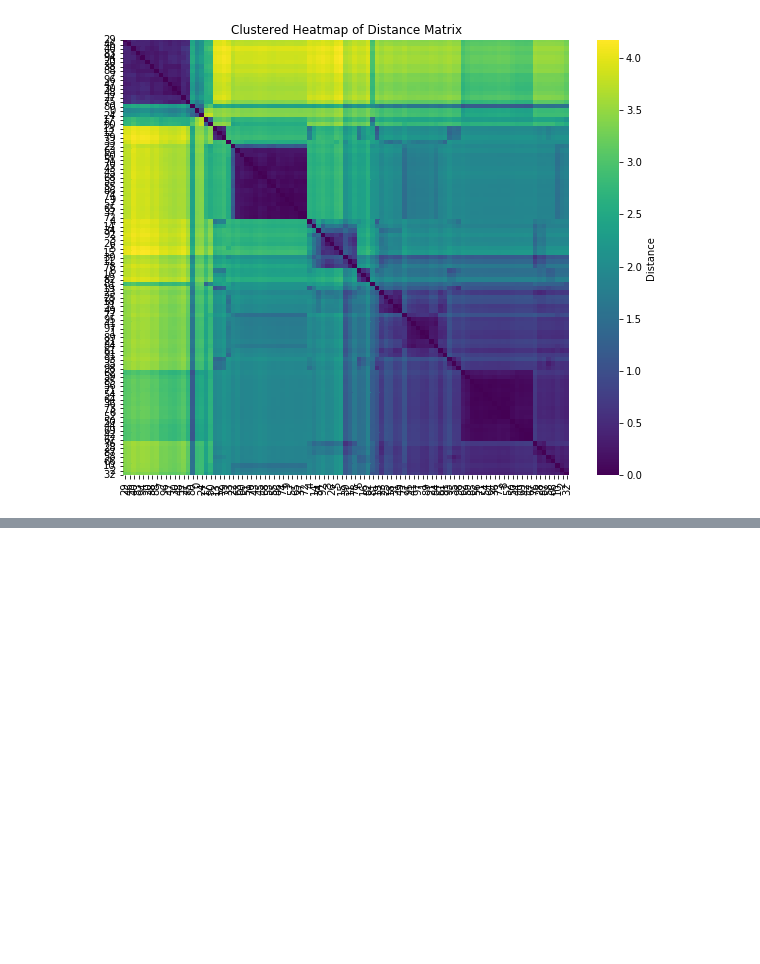
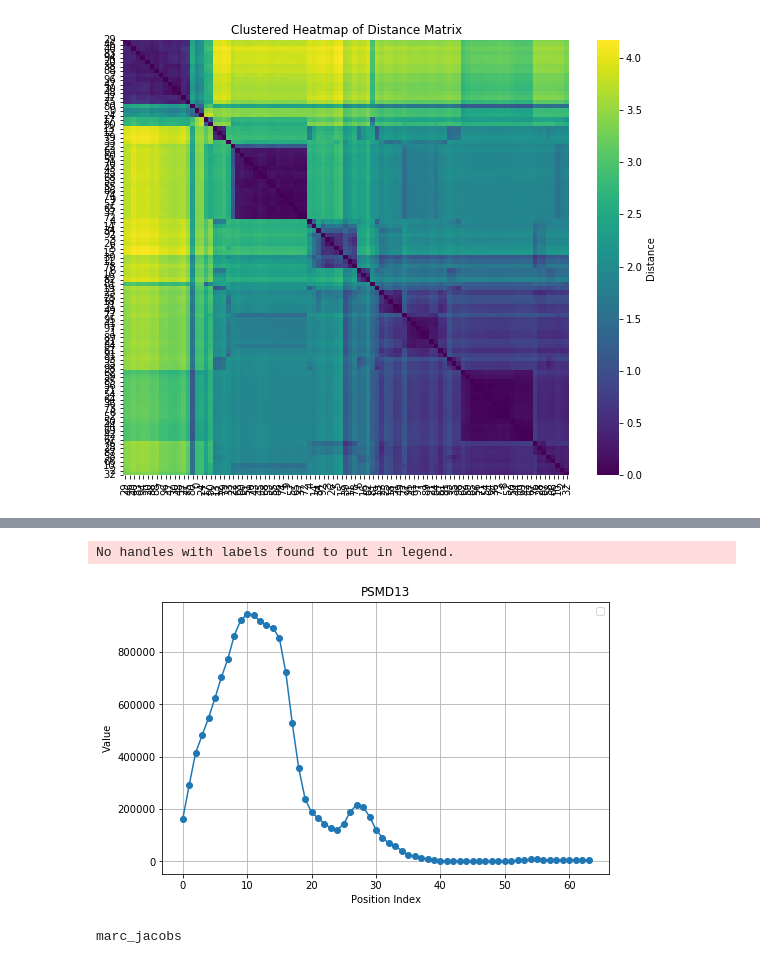
Before and after one commit to marcmuellerETHZ/PCprophet, a Jupyter notebook: PCprophet/sandbox.ipynb, the cells around one changed output, grey strips where cells are left out. Drawn from its saved outputs; the diff is of its cells as text; code cells hidden in the pictures; blank space fills up the shorter version.

```diff
--- a/PCprophet/sandbox.ipynb
+++ b/PCprophet/sandbox.ipynb
@@ -373,0 +396,7 @@ Condensed distance matrix shape: (4851,)
+# %%
+
+from itertools import combinations
+from sklearn.linear_model import LogisticRegression
+from sklearn.metrics import roc_curve, auc, precision_recall_curve
+
+prot_dict = io.read_txt(infile)
@@ -373,0 +647,26 @@ Condensed distance matrix shape: (4851,)
+# %%
+clean_prot_dict = clean_prot_dict(prot_dict)
+# %%
+gene1 = next(iter(clean_prot_dict))
+dat_gene1 = clean_prot_dict[gene1]
+x_values = range(len(dat_gene1))  # Position indices
+
+# Plotting the data
+plt.figure(figsize=(8, 5))
+plt.plot(x_values, dat_gene1, marker='o', linestyle='-')
+plt.xlabel('Position Index')
+plt.ylabel('Value')
+plt.title(f'{gene1}')
+plt.grid(True)
+plt.legend()
+plt.show()
+# %% [output]
+No handles with labels found to put in legend.
+[figure, added]
+# %%
+list_names = ['marc_jacobs']
+
+for name in list_names:
+    print(name)
+# %% [output]
+marc_jacobs
```
Also changed, not shown: parts of 21 cells of this notebook, 2 other files.
